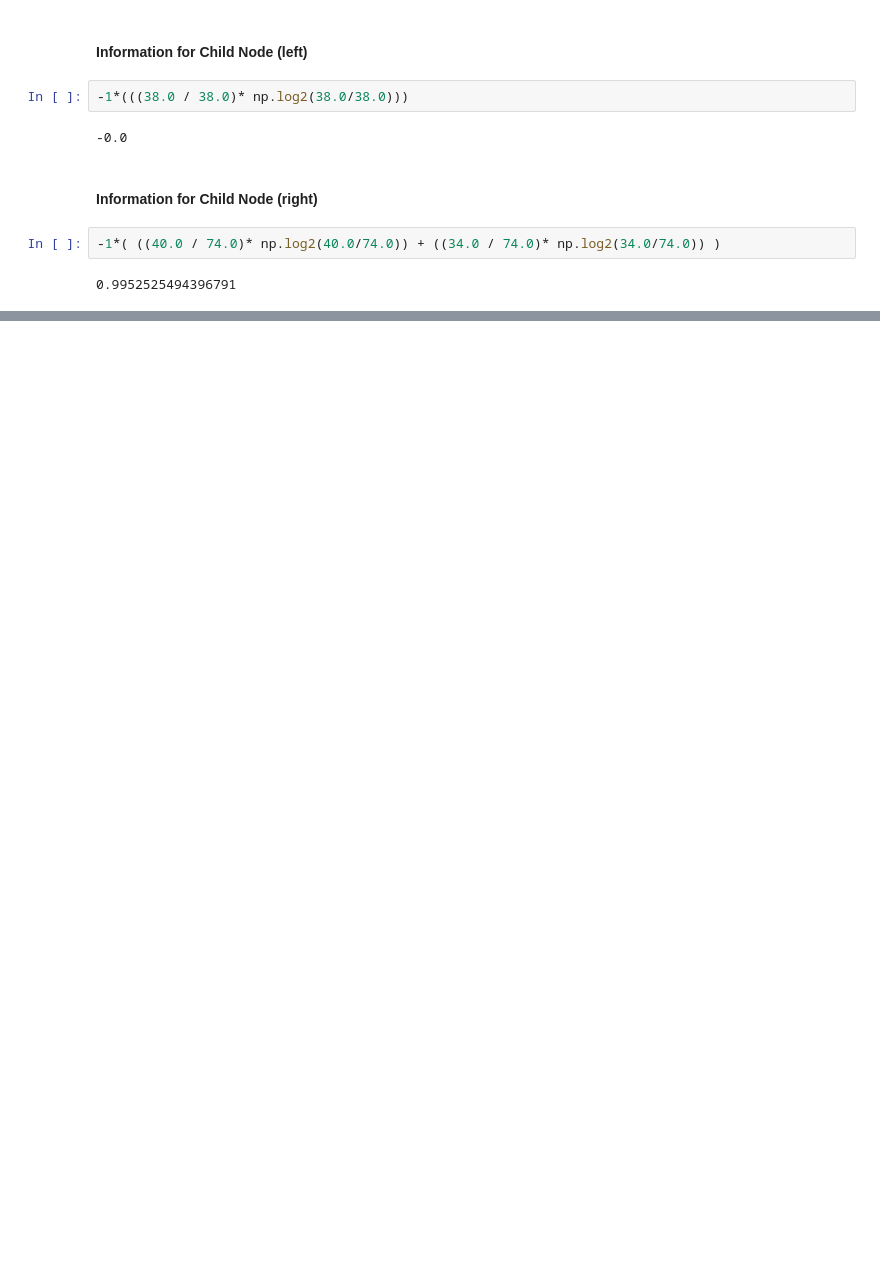
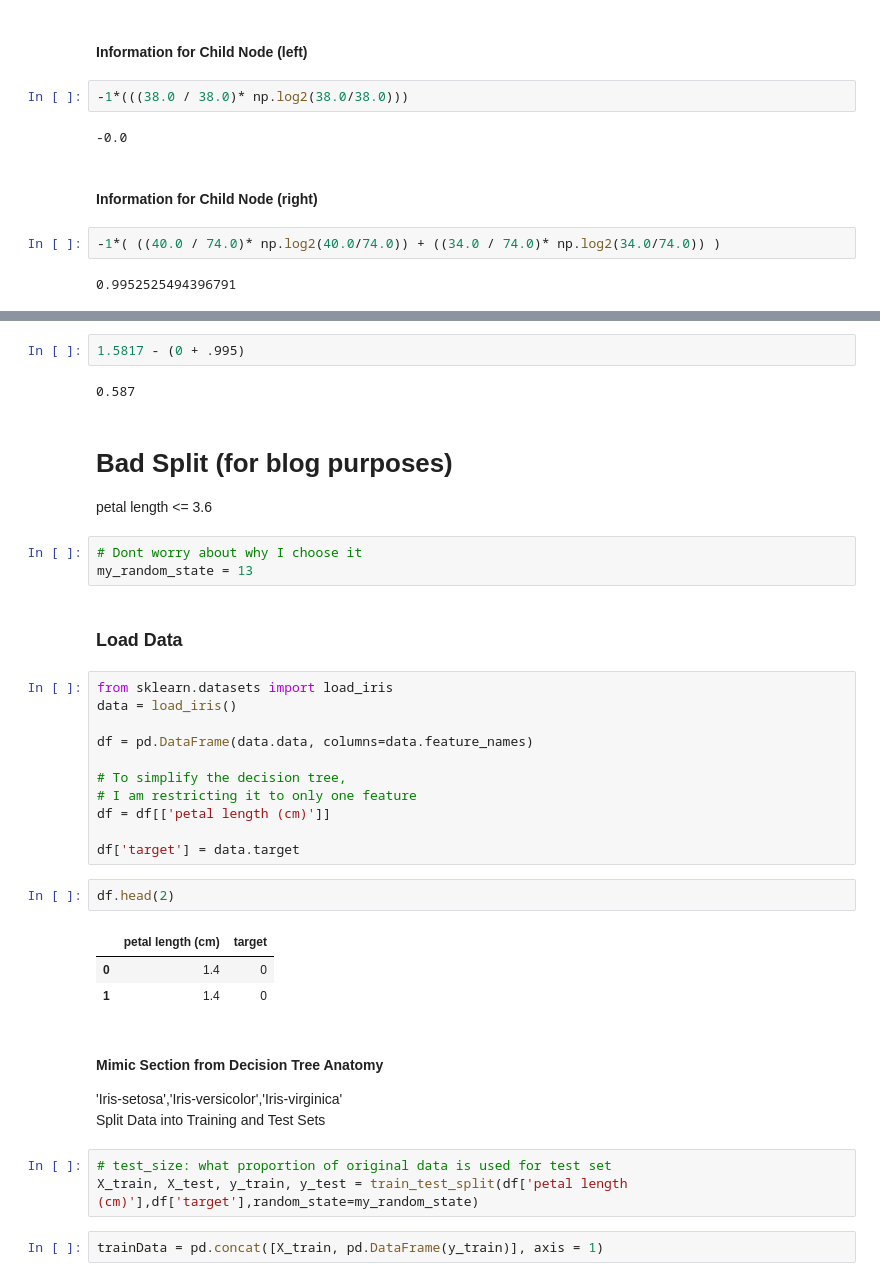
Before and after one commit to mGalarnyk/Python_Tutorials, a Jupyter notebook: Sklearn/DecisionTrees/EntropyGiniCalculations.ipynb, the cells around one changed output, grey strips where cells are left out. Saved outputs shown, nothing was run; the diff lists cells and outputs as text; blank space fills up the shorter version.

```diff
--- a/Sklearn/DecisionTrees/EntropyGiniCalculations.ipynb
+++ b/Sklearn/DecisionTrees/EntropyGiniCalculations.ipynb
@@ -113,0 +120,38 @@ $$\Huge I_H=- \sum_{j=1}^{c}p_{j}log_{2}(p_j)$$
+# %%
+1.5817 - (0 + .995)
+# %% [output]
+0.587
+# %% [markdown]
+# Bad Split (for blog purposes)
+petal length <= 3.6
+# %%
+# Dont worry about why I choose it
+my_random_state = 13
+# %% [markdown]
+### Load Data
+# %%
+from sklearn.datasets import load_iris
+data = load_iris()
+
+df = pd.DataFrame(data.data, columns=data.feature_names)
+
+# To simplify the decision tree,
+# I am restricting it to only one feature
+df = df[['petal length (cm)']]
+
+df['target'] = data.target
+# %%
+df.head(2)
+# %% [output]
+|  | petal length (cm) | target |
+| 0 | 1.4 | 0 |
+| 1 | 1.4 | 0 |
+# %% [markdown]
+#### Mimic Section from Decision Tree Anatomy
+'Iris-setosa','Iris-versicolor','Iris-virginica'
+<br/>Split Data into Training and Test Sets
+# %%
+# test_size: what proportion of original data is used for test set
+X_train, X_test, y_train, y_test = train_test_split(df['petal length (cm)'],df['target'],random_state=my_random_state)
+# %%
+trainData = pd.concat([X_train, pd.DataFrame(y_train)], axis = 1)
```
Also changed, not shown: parts of 23 cells of this notebook, 11 other files.
